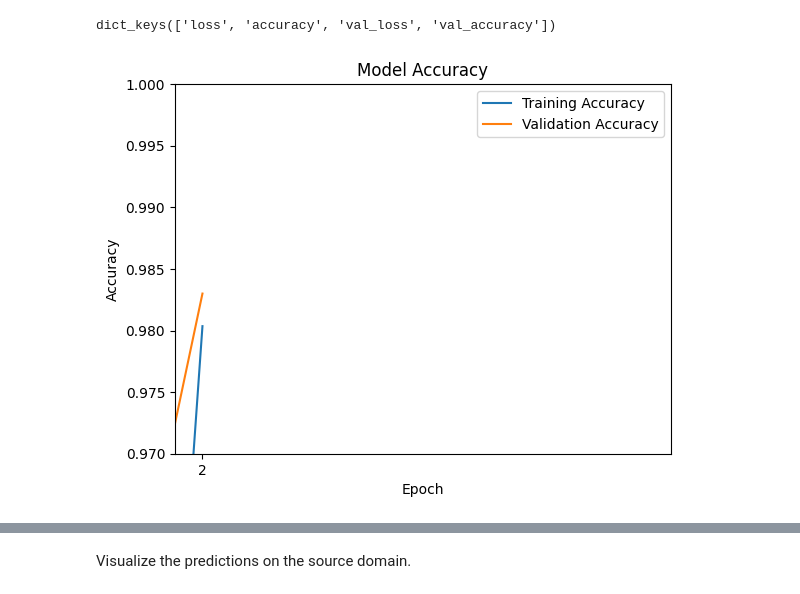
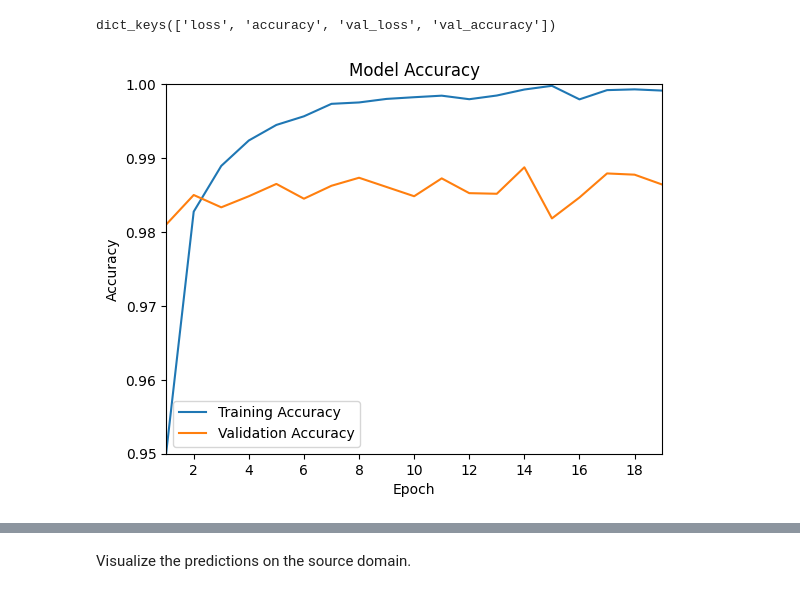
Before and after one commit to evanss2025/Exploring-Slime-Mold-Inspired-Strategies-for-Improved-Domain-Adaptation, a Jupyter notebook: Exploring_Slime_Mold_Inspired_Strategies_for_Improved_Domain_Adaptation_in_Visual_Recognition_with_Domain_Shift_Code.ipynb, the cells around one changed output, grey strips where cells are left out. Drawn from its saved outputs; the diff is of its cells as text; code cells hidden in the pictures.

```diff
--- a/Exploring_Slime_Mold_Inspired_Strategies_for_Improved_Domain_Adaptation_in_Visual_Recognition_with_Domain_Shift_Code.ipynb
+++ b/Exploring_Slime_Mold_Inspired_Strategies_for_Improved_Domain_Adaptation_in_Visual_Recognition_with_Domain_Shift_Code.ipynb
@@ -119,5 +129,5 @@ model.compile(optimizer='adam', loss='categorical_crossentropy', metrics=['accur
 # %% [markdown]
 Train on the source domain (MNIST)
 # %%
-history = model.fit(source_train_data, y_mnist_train, epochs=2, validation_data=(source_test_data, y_mnist_test), batch_size=32)
+history = model.fit(source_train_data, y_mnist_train, epochs=20, validation_data=(source_test_data, y_mnist_test), batch_size=32)
 # %% [output]
@@ -145,18 +168,20 @@ history.history.keys()
 # %% [output]
 dict_keys(['loss', 'accuracy', 'val_loss', 'val_accuracy'])
 # %%
+epochs = range(1, len(history.history['accuracy']) + 1)
+
 plt.plot(epochs, history.history['accuracy'], label='Training Accuracy')
 plt.plot(epochs, history.history['val_accuracy'], label='Validation Accuracy')
 plt.title('Model Accuracy')
 plt.ylabel('Accuracy')
 plt.xlabel('Epoch')
 plt.xticks(epochs[1::2])
 plt.xlim(1, 19)
-plt.ylim(0.97, 1)
+plt.ylim(0.95, 1)
 plt.legend()
 plt.show()
 # %% [output]
-[figure, old version]
+[figure, new version]
 # %%
 plt.plot(history.history['loss'])
 plt.plot(history.history['val_loss'])
```
Also changed, not shown: parts of 8 cells of this notebook.
